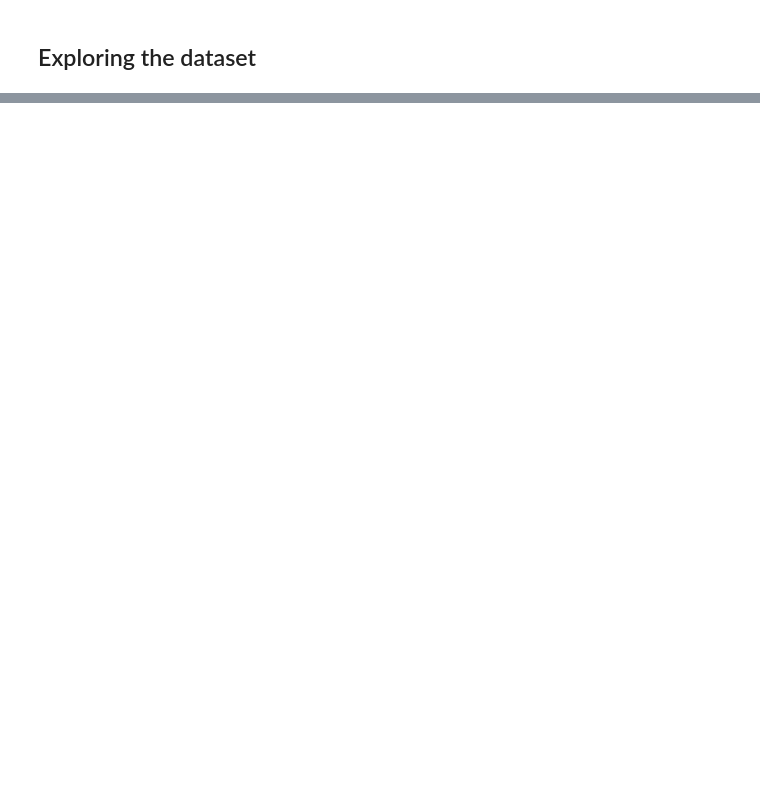
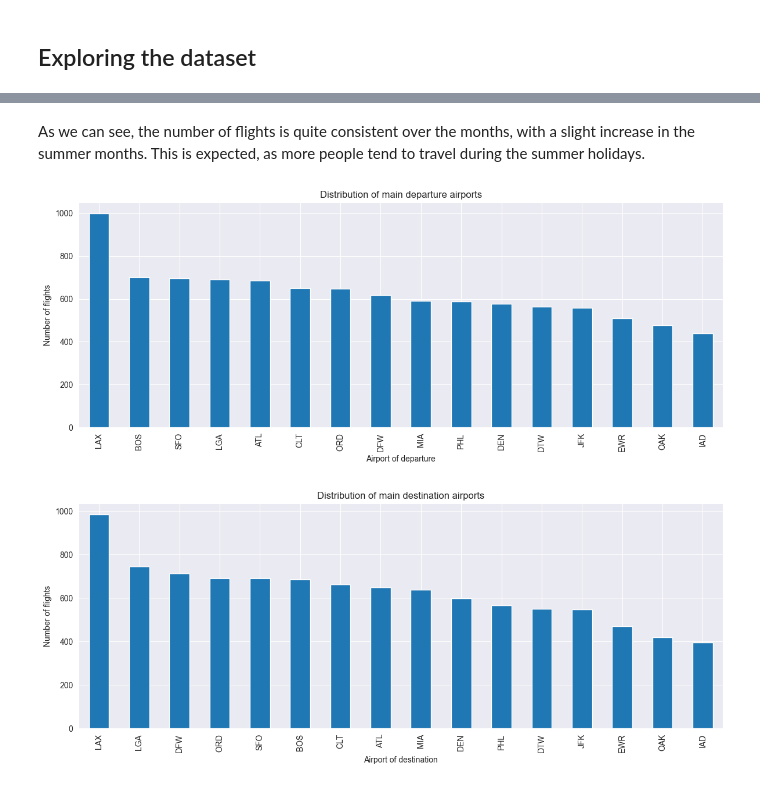
Before and after one commit to Zettaiki/FP-data-analysis, a Jupyter notebook: src/main/python/FlightPriceAnalysis.ipynb, the cells around one changed output, grey strips where cells are left out. Saved outputs shown, nothing was run; the diff lists cells and outputs as text; code cells hidden in the pictures; blank space fills up the shorter version.

```diff
--- a/src/main/python/FlightPriceAnalysis.ipynb
+++ b/src/main/python/FlightPriceAnalysis.ipynb
@@ -29,0 +112,4 @@ if not os.path.exists('../../../datasets/itineraries.csv'):
+# %%
+cols_to_use = ['flightDate', 'startingAirport', 'destinationAirport', 'travelDuration', 'isNonStop', 'totalFare']
+df_filtered = pd.read_csv(path, usecols=cols_to_use)
+df_filtered.info()
@@ -29,0 +243,23 @@ if not os.path.exists('../../../datasets/itineraries.csv'):
+# %% [markdown]
+As we can see, the number of flights is quite consistent over the months, with a slight increase in the summer months. This is expected, as more people tend to travel during the summer holidays.
+# %%
+# Distribution of departure airports
+plt.figure(figsize=(12, 5))
+sample['startingAirport'].value_counts().head(20).plot(kind='bar')
+plt.title('Distribution of main departure airports')
+plt.xlabel('Airport of departure')
+plt.ylabel('Number of flights')
+plt.tight_layout()
+plt.show()
+
+# Distribution of main destination airports
+plt.figure(figsize=(12, 5))
+sample['destinationAirport'].value_counts().head(20).plot(kind='bar')
+plt.title('Distribution of main destination airports')
+plt.xlabel('Airport of destination')
+plt.ylabel('Number of flights')
+plt.tight_layout()
+plt.show()
+# %% [output]
+[figure, added]
+[figure, added]
```
Also changed, not shown: parts of 37 cells of this notebook.
